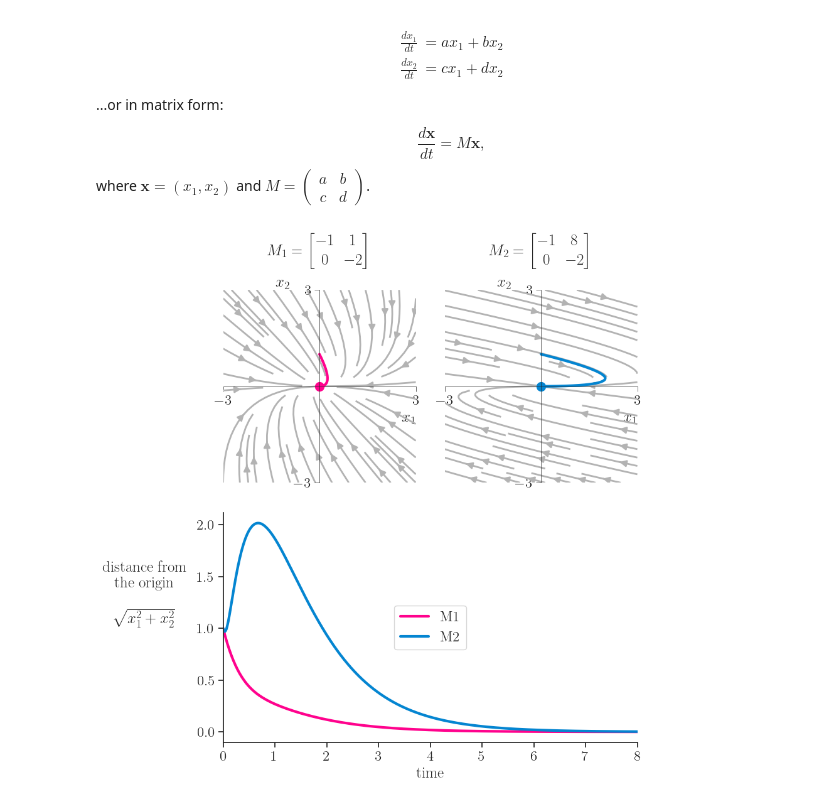
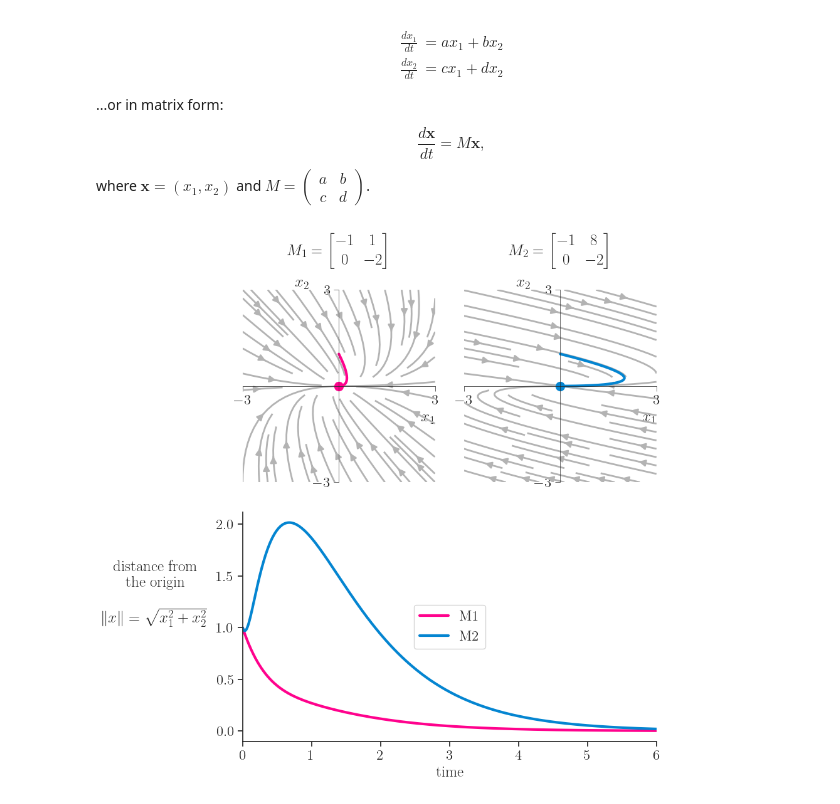
Before and after one commit to yairmau/talks-posters, a Jupyter notebook: talks/reactivity/react.ipynb, the cells around one changed output. Saved outputs shown, nothing was run; the diff lists cells and outputs as text; code cells hidden in the pictures.

```diff
--- a/talks/reactivity/react.ipynb
+++ b/talks/reactivity/react.ipynb
@@ -85,6 +87,9 @@ params = {
           'text.latex.preamble': r'\usepackage{amsmath}',
           }
 plt.rcParams.update(params)
+# matplotlib.rcParams['text.latex.preamble'] = [
+#     r'\usepackage{amsmath}',
+#     r'\usepackage{mathtools}']
 
 fig = plt.figure(figsize=(10, 10))
 gs = gridspec.GridSpec(2, 2, width_ratios=[1,1], height_ratios=[1,1])
@@ -139,33 +144,33 @@ ax0.set(xticks=[-3,3],
           xlim=[-3, 3],
           ylim=[-3, 3],)
 ax1.set(xticks=[-3,3],
           yticks=[-3,3],
           xlim=[-3, 3],
           ylim=[-3, 3])
 
 ax0.set_xlabel(r'$x_1$', loc='right')
 ax0.set_ylabel(r'$x_2$', loc='top', rotation=0)
 ax1.set_xlabel(r'$x_1$', loc='right')
 ax1.set_ylabel(r'$x_2$', loc='top', rotation=0)
 
 
 # put on title the respective parameters as matrix, use latex equation
 # add pad to title to avoid overlap with x-axis
 
 ax0.set_title(r'$M_1=\begin{bmatrix} -1 & 1 \\ 0 & -2 \end{bmatrix}$', pad=40)
 ax1.set_title(r'$M_2=\begin{bmatrix} -1 & 8 \\ 0 & -2 \end{bmatrix}$', pad=40)
 
 L2_one = np.sqrt(t1.y[0]**2 + t1.y[1]**2)
 L2_two = np.sqrt(t2.y[0]**2 + t2.y[1]**2)
 
 ax2.plot(t1.t, L2_one, color=bright_color1, lw=3, label='M1')
 ax2.plot(t2.t, L2_two, color=bright_color2, lw=3, label='M2')
 ax2.legend(loc='center')
-ax2.set(xlim=[0,8],
+ax2.set(xlim=[0,6],
         xlabel='time',)
-ax2.set_ylabel('distance from\nthe origin\n\n' + r"$\sqrt{x_1^2+x_2^2}$", labelpad=60, rotation=0)
+ax2.set_ylabel('distance from\nthe origin\n\n' + r"$\lVert x\rVert =\sqrt{x_1^2+x_2^2}$", labelpad=70, rotation=0)
 # only left and bottom spines
 ax2.spines['right'].set_color('none')
 ax2.spines['top'].set_color('none')
 # %% [output]
-[figure, old version]
+[figure, new version]
```
Also changed, not shown: parts of 3 cells of this notebook, 4 other files.
